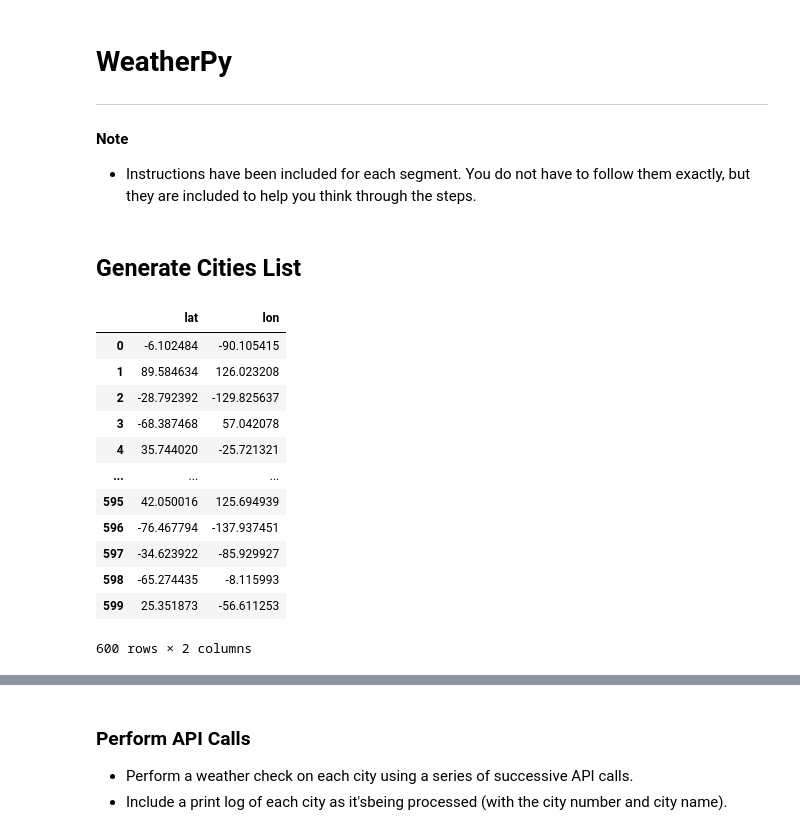
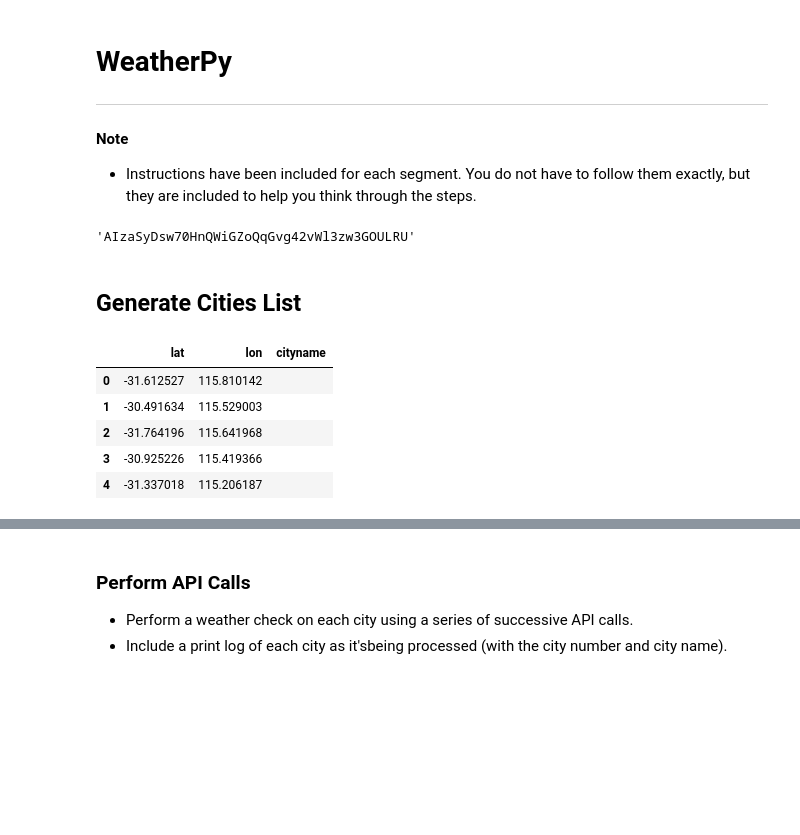
Before and after one commit to Carly-Jane/Python_API_Homework_Carly_Wieland, a Jupyter notebook: starter_code/WeatherPy.ipynb, the cells around one changed output, grey strips where cells are left out. Saved outputs shown, nothing was run; the diff lists cells and outputs as text; code cells hidden in the pictures; blank space fills up the shorter version.

Commit message:
progress on API to pull nearest cities into the dataframe

```diff
--- a/starter_code/WeatherPy.ipynb
+++ b/starter_code/WeatherPy.ipynb
@@ -45,6 +47,10 @@ import os
 
 # Import API key
 from api_keys import g_key
+# %%
+g_key
+# %% [output]
+'AIzaSyDsw70HnQWiGZoQqGvg42vWl3zw3GOULRU'
 # %% [markdown]
 ## Generate Cities List
 # %%
@@ -53,23 +59,20 @@ from api_keys import g_key
 #Generating the random list of lat and lon:
 # Latitude and longitude are a pair of numbers (coordinates) used to describe a position on the plane of a geographic coordinate system.
 # The numbers are in decimal degrees format and range from -90 to 90 for latitude and -180 to 180 for longitude.
-lat = np.random.uniform(low=-90.000, high=90.000, size=600)
-lon = np.random.uniform(low=-180.000, high=180.000, size=600)
+# lat = np.random.uniform(low=-90.000, high=90.000, size=600)
+# lon = np.random.uniform(low=-180.000, high=180.000, size=600)
+
+lat = np.random.uniform(low=-30.000, high=-32.000, size=5)
+lon = np.random.uniform(low=115.000, high=116.000, size=5)
 # %%
 # make the lists into a dataframe
 lat_and_long_df = pd.DataFrame({"lat": lat, "lon": lon})
+lat_and_long_df["cityname"] = " "
 lat_and_long_df
 # %% [output]
-|  | lat | lon |
-| 0 | -6.102484 | -90.105415 |
-| 1 | 89.584634 | 126.023208 |
-| 2 | -28.792392 | -129.825637 |
-| 3 | -68.387468 | 57.042078 |
-| 4 | 35.744020 | -25.721321 |
-| ... | ... | ... |
-| 595 | 42.050016 | 125.694939 |
-| 596 | -76.467794 | -137.937451 |
-| 597 | -34.623922 | -85.929927 |
-| 598 | -65.274435 | -8.115993 |
-| 599 | 25.351873 | -56.611253 |
+|  | lat | lon | cityname |
+| 0 | -31.612527 | 115.810142 |  |
+| 1 | -30.491634 | 115.529003 |  |
+| 2 | -31.764196 | 115.641968 |  |
+| 3 | -30.925226 | 115.419366 |  |
+| 4 | -31.337018 | 115.206187 |  |
-600 rows × 2 columns
```
Also changed, not shown: parts of 22 cells of this notebook, 1 other file.
